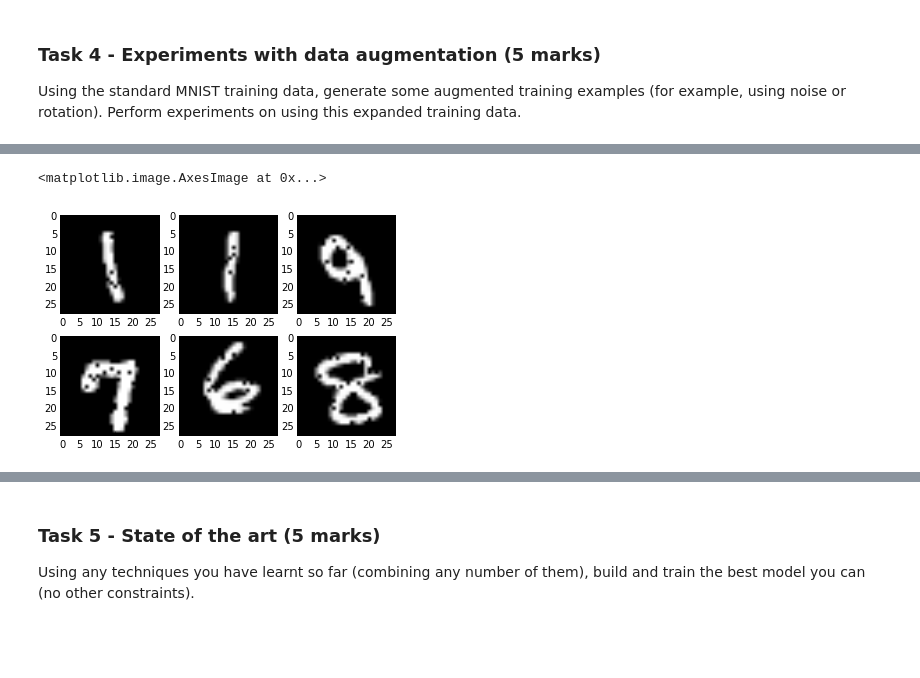
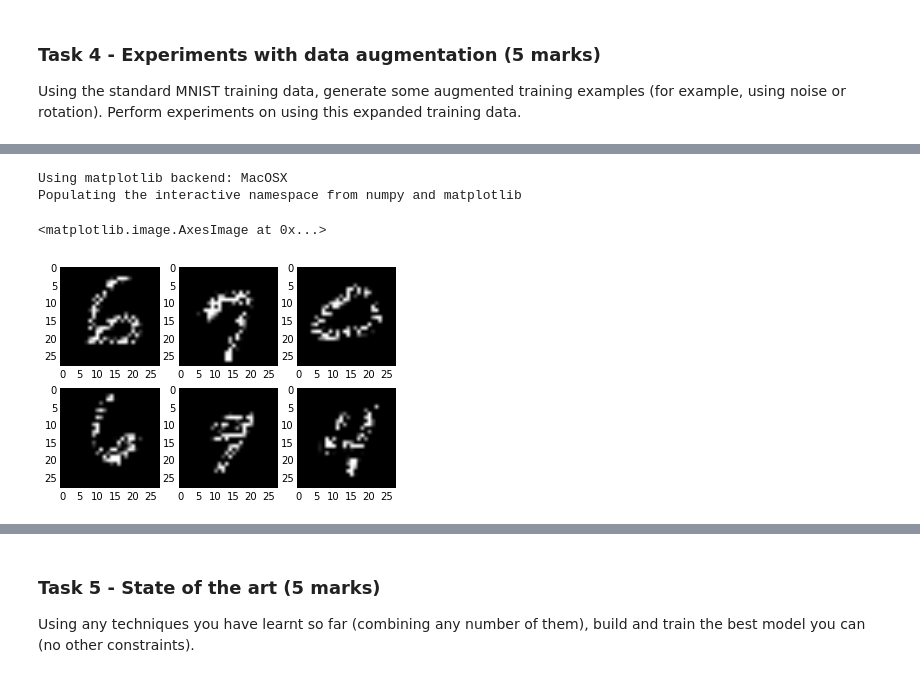
Before and after one commit to SamDavies/Convolutional-Neural-Network, a Jupyter notebook: 07_MLP_Coursework2.ipynb, the cells around one changed output, grey strips where cells are left out. Drawn from its saved outputs; the diff is of its cells as text; code cells hidden in the pictures; blank space fills up the shorter version.

Commit message:
Refactor and test Noise

```diff
--- a/07_MLP_Coursework2.ipynb
+++ b/07_MLP_Coursework2.ipynb
@@ -377,28 +371,22 @@ Using the standard MNIST training data, generate some augmented training example
 %pylab
 %matplotlib inline
 
-from mlp.noise import get_dropout_noise_examples
+from mlp.noise import NoiseMaker, DropoutNoise
+from mlp.dataset import add_batches
 
+logger = logging.getLogger()
+logger.warning('Initialising data providers...')
+train_dp = MNISTDataProvider(dset='train', batch_size=100, max_num_batches=-10, randomize=True)
 train_dp.reset()
 
+noise_type = DropoutNoise(dropout_prob=0.5)
+noise_maker = NoiseMaker(data_set=train_dp, num_batches=10, noise=noise_type)
+new_batches = noise_maker.make_examples(rng=rng)
+add_batches(train_dp, new_batches)
 
+imgs_raw, digits = new_batches[0]
 
-new_batches = get_dropout_noise_examples(num_batches=1, batch_size=100, dropout_prob=0.5, data_set=train_dp, rng=rng)
-
-imgs_raw = new_batches[0][:10]
-
-imgs = [img.reshape(28,28) for img in imgs_raw]
-
-
-# x, t = train_dp.next()
-# img = x[0]
-# pds = [0.9, 0.7, 0.5, 0.2, 0.1]
-# imgs = [None] * (len(pds)+1)
-# imgs[0] = img.reshape(28,28)
-
-# for i, pd in enumerate(pds):
-#     d = rng.binomial(1, pd, img.shape)
-#     imgs[i + 1] = (d*img).reshape(28,28)
+imgs = [img.reshape(28,28) for img in imgs_raw[:10]]
 
 fig, ax = plt.subplots(2,3)
 ax[0, 0].imshow(imgs[0], cmap=cm.Greys_r)
@@ -413,2 +400,4 @@ Populating the interactive namespace from numpy and matplotlib
-<matplotlib.image.AxesImage at 0x...>
+Using matplotlib backend: MacOSX
+Populating the interactive namespace from numpy and matplotlib
+<matplotlib.image.AxesImage at 0x...>
-[figure, old version]
+[figure, new version]
```
Also changed, not shown: parts of 6 cells of this notebook, 3 other files.
